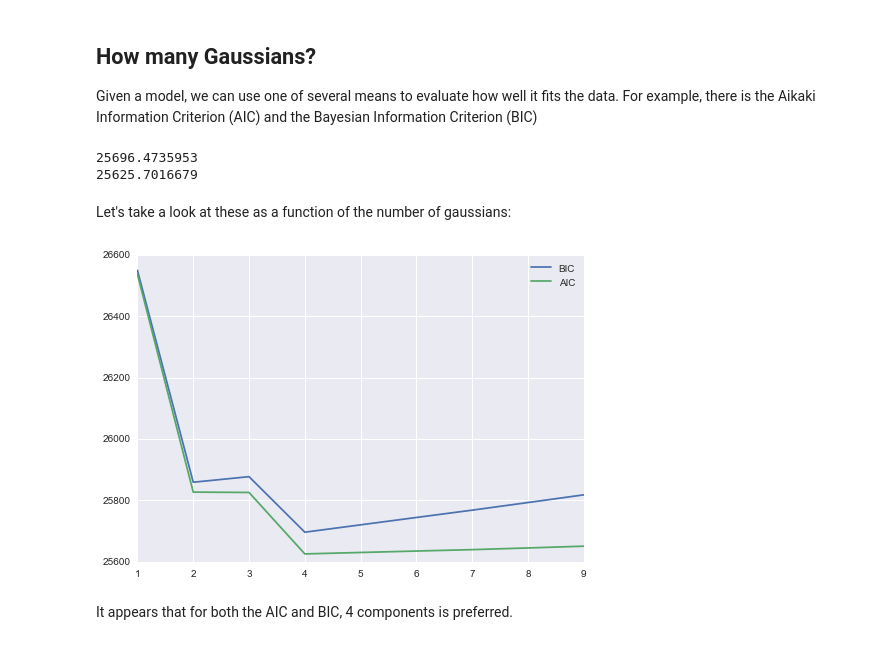
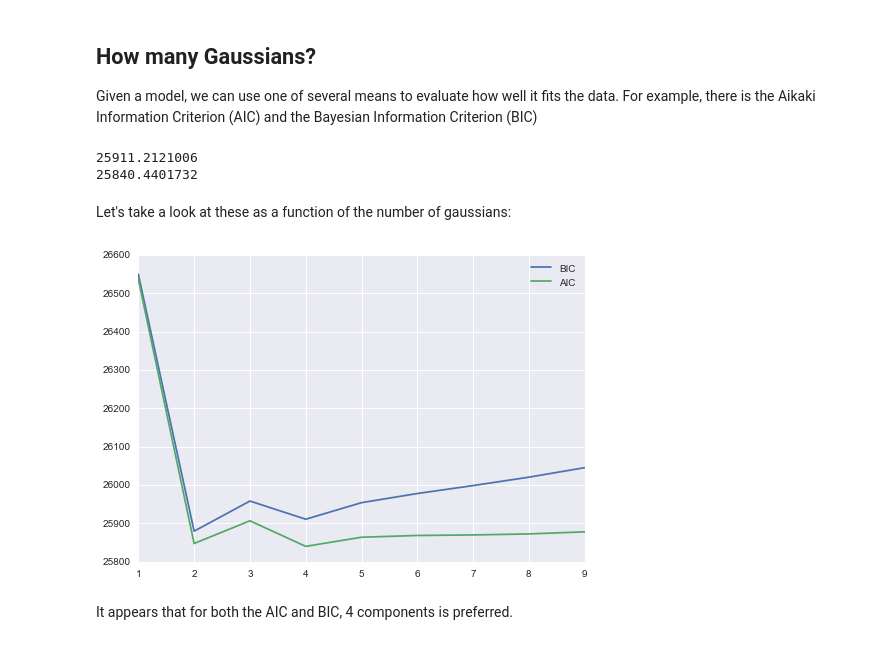
Before and after one commit to jakevdp/sklearn_tutorial, a Jupyter notebook: notebooks/04.3-Density-GMM.ipynb, the cells around one changed output. Saved outputs shown, nothing was run; the diff lists cells and outputs as text; code cells hidden in the pictures.

```diff
--- a/notebooks/04.3-Density-GMM.ipynb
+++ b/notebooks/04.3-Density-GMM.ipynb
@@ -35,9 +35,10 @@ plt.xlim(-10, 20);
 Gaussian mixture models will allow us to approximate this density:
 # %%
 from sklearn.mixture import GMM
-clf = GMM(4, n_iter=500, random_state=3).fit(x)
+X = x[:, np.newaxis]
+clf = GMM(4, n_iter=500, random_state=3).fit(X)
 xpdf = np.linspace(-10, 20, 1000)
-density = np.exp(clf.score(xpdf))
+density = np.exp(clf.score(xpdf[:, np.newaxis]))
 
 plt.hist(x, 80, normed=True, alpha=0.5)
 plt.plot(xpdf, density, '-r')
@@ -85,24 +86,24 @@ Somewhat surprisingly, this algorithm **provably** converges to the optimum (tho
 Given a model, we can use one of several means to evaluate how well it fits the data.
 For example, there is the Aikaki Information Criterion (AIC) and the Bayesian Information Criterion (BIC)
 # %%
-print(clf.bic(x))
-print(clf.aic(x))
+print(clf.bic(X))
+print(clf.aic(X))
 # %% [output]
-25696.4735953
-25625.7016679
+25911.2121006
+25840.4401732
 # %% [markdown]
 Let's take a look at these as a function of the number of gaussians:
 # %%
 n_estimators = np.arange(1, 10)
-clfs = [GMM(n, n_iter=1000).fit(x) for n in n_estimators]
-bics = [clf.bic(x) for clf in clfs]
-aics = [clf.aic(x) for clf in clfs]
+clfs = [GMM(n, n_iter=1000).fit(X) for n in n_estimators]
+bics = [clf.bic(X) for clf in clfs]
+aics = [clf.aic(X) for clf in clfs]
 
 plt.plot(n_estimators, bics, label='BIC')
 plt.plot(n_estimators, aics, label='AIC')
 plt.legend();
 # %% [output]
-[figure, old version]
+[figure, new version]
 # %% [markdown]
 It appears that for both the AIC and BIC, 4 components is preferred.
 # %% [markdown]
```
Also changed, not shown: parts of 11 cells of this notebook, 8 other files.
